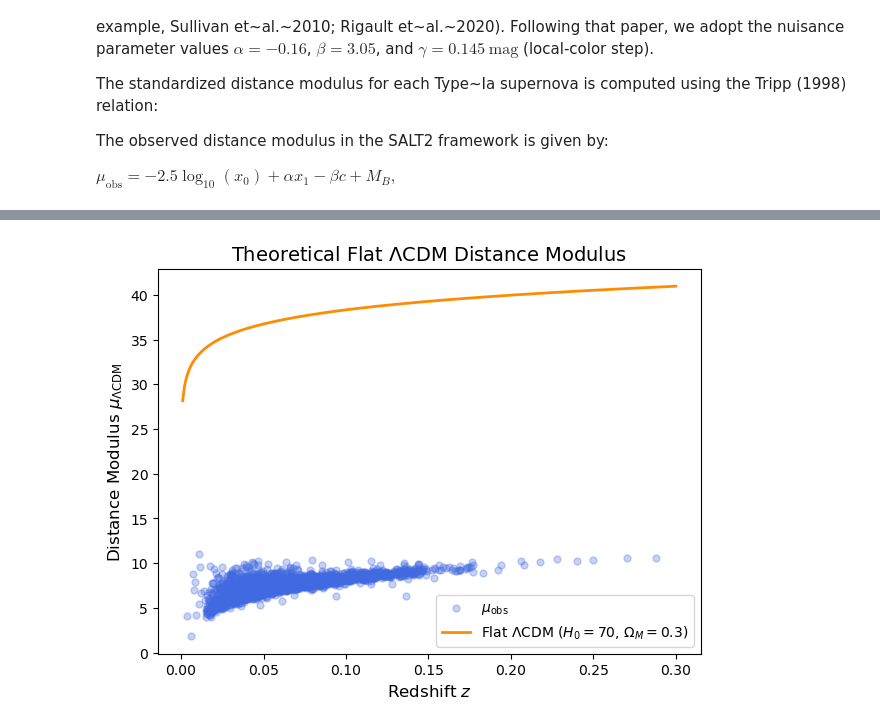
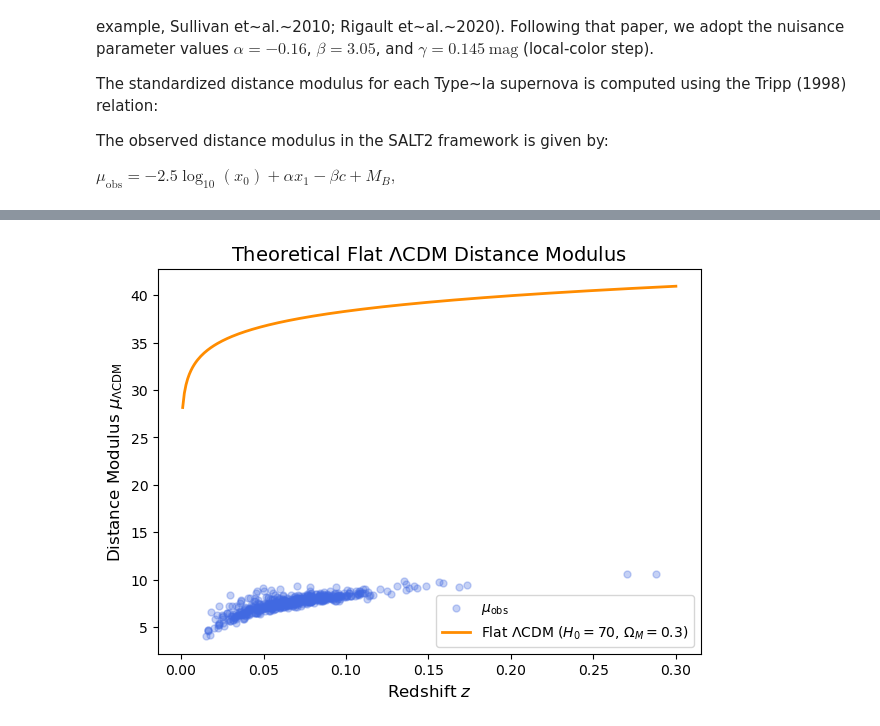
Before and after one commit to mwvgroup/myc21_first_paper, a Jupyter notebook: ZTF_DESI_ml_work/ZTF_mu_calculations_excluding_x1_c.ipynb, the cells around one changed output, grey strips where cells are left out. Saved outputs shown, nothing was run; the diff lists cells and outputs as text; code cells hidden in the pictures.

```diff
--- a/ZTF_DESI_ml_work/ZTF_mu_calculations_excluding_x1_c.ipynb
+++ b/ZTF_DESI_ml_work/ZTF_mu_calculations_excluding_x1_c.ipynb
@@ -24,39 +30,39 @@ from astropy.cosmology import FlatLambdaCDM
 # %%
 # Lets start by reading the data:
 
-df = pd.read_csv("ZTF_DESI_DATA/ZTF_snia_data.csv")
+df = pd.read_csv("ZTF_DESI_data/ZTF_snia_DESI_fastspec_hostprops_papercuts_hostcuts.csv")
 df = df.reset_index(drop=True)
 
 # Define parameters (using your specified signs and MB)
 alpha = 0.16
 beta = 3.05
 MB = -19.5
 
 # Compute the observed distance modulus without accounting for stretch or color corrections.
 df["mu_obs"] = -2.5 * np.log10(df["x0"])
 # df["mu_obs"] = -2.5 * np.log10(df["x0"]) + alpha * df["x1"] - beta * df["c"] - MB
 
 
 # Define a fiducial flat ΛCDM cosmology
 cosmo = FlatLambdaCDM(H0=70, Om0=0.3)  # H0 in km/s/Mpc, Ω_M = 0.3
 
 # Generate a smooth redshift grid
 z_grid = np.linspace(0.001, 0.3, 300)  # avoid z=0 (log issues)
 
 # Compute the theoretical distance modulus for each z
 mu_grid = cosmo.distmod(z_grid).value  # distance modulus in magnitudes
 
 # Plot the flat ΛCDM Hubble curve
 plt.figure(figsize=(7,5))
 plt.scatter(df["redshift"], df["mu_obs"], s=25, alpha=0.3, color="royalblue", label=r"$\mu_{\mathrm{obs}}$")
 plt.plot(z_grid, mu_grid, color="darkorange", lw=2, label=r"Flat $\Lambda$CDM ($H_0=70$, $\Omega_M=0.3$)")
 plt.xlabel("Redshift $z$", fontsize=12)
 plt.ylabel(r"Distance Modulus $\mu_{\Lambda \mathrm{CDM}}$", fontsize=12)
 plt.title("Theoretical Flat $\Lambda$CDM Distance Modulus", fontsize=14)
 plt.legend()
 plt.show()
 # %% [output]
-[figure, old version]
+[figure, new version]
 # %%
 # Compute theoretical distance modulus for each SN using its redshift
 df["mu_theory"] = cosmo.distmod(df["redshift"]).value
```
Also changed, not shown: parts of 4 cells of this notebook, 3 other files.
